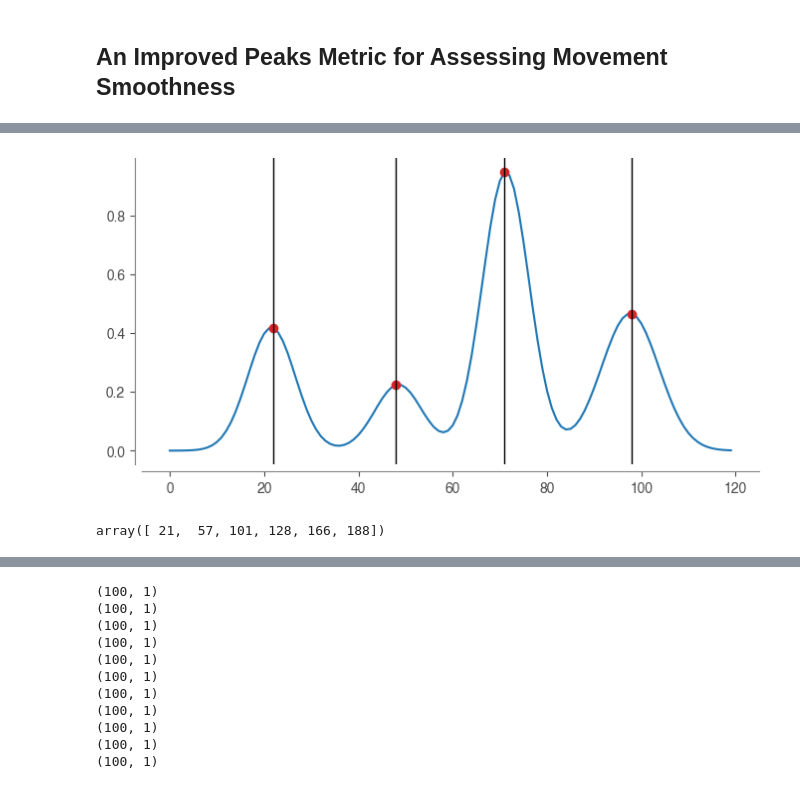
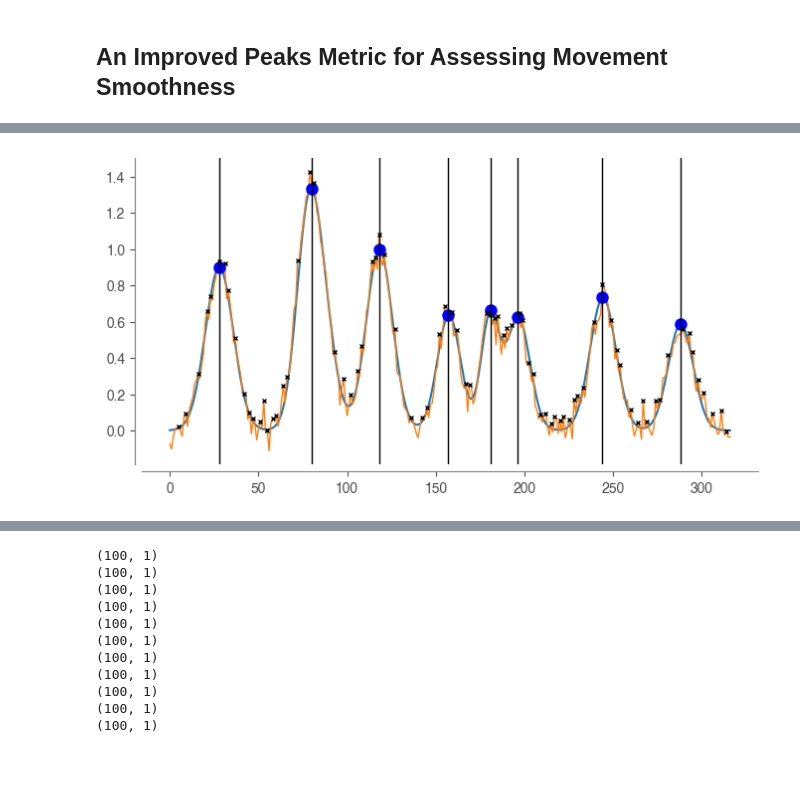
Before and after one commit to siva82kb/kinometrics, a Jupyter notebook: analysis/peak_metrics_smoothness.ipynb, the cells around one changed output, grey strips where cells are left out. Cells and saved outputs as stored; diff of their text form; code cells hidden in the pictures.

```diff
--- a/analysis/peak_metrics_smoothness.ipynb
+++ b/analysis/peak_metrics_smoothness.ipynb
@@ -29,3 +31,7 @@ n_moves = 1000
 # Generate n_moves movements
 movesdata = [movements.generate_random_movement(move_type='Gaussian')[:2]
              for _ in range(n_moves)]
+
+# Add noise to the movement data
+movesdatan = [_move[1] + 0.05 * np.random.randn(len(_move[1]))
+              for _move in movesdata]
@@ -35,26 +38,25 @@ movesdata = [movements.generate_random_movement(move_type='Gaussian')[:2]
 # %%
 # Compute peaks.
 inx = np.random.randint(1000)
 _peaks = signal.find_peaks(movesdata[inx][1])
-_peaks
+_peaksn = signal.find_peaks(movesdatan[inx])
+
 
 fig = plt.figure(figsize=(8, 4))
 ax = fig.add_subplot(111)
 ax.plot(movesdata[inx][1])
-ax.plot(_peaks[0], movesdata[inx][1][_peaks[0]], 'o', color="tab:red")
+ax.plot(movesdatan[inx], lw=1)
+ax.plot(_peaks[0], movesdata[inx][1][_peaks[0]], 'o', color="blue", ms=8)
+ax.plot(_peaksn[0], movesdatan[inx][_peaksn[0]], 'x', color="black", ms=3)
 for _p in _peaks[0]:
     ax.axvline(_p, color='k', linestyle='solid', linewidth=1)
 ax.spines['right'].set_visible(False)
 ax.spines['top'].set_visible(False)
 ax.spines['left'].set_position(('outward', 5))
 ax.spines['bottom'].set_position(('outward', 5))
 ax.spines['left'].set_color("tab:gray")
 ax.spines['bottom'].set_color("tab:gray")
 ax.tick_params(axis='x', colors='0.3')
 ax.tick_params(axis='y', colors='0.3')
 # %% [output]
-[figure, old version]
+[figure, new version]
-# %%
-_peaks[0]
-# %% [output]
-array([ 21,  57, 101, 128, 166, 188])
```
Also changed, not shown: parts of 4 cells of this notebook.
